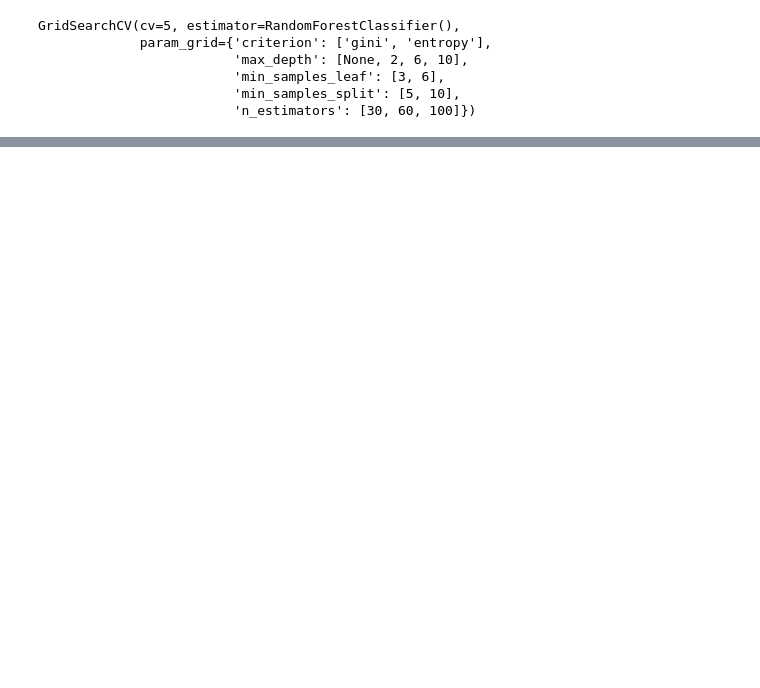
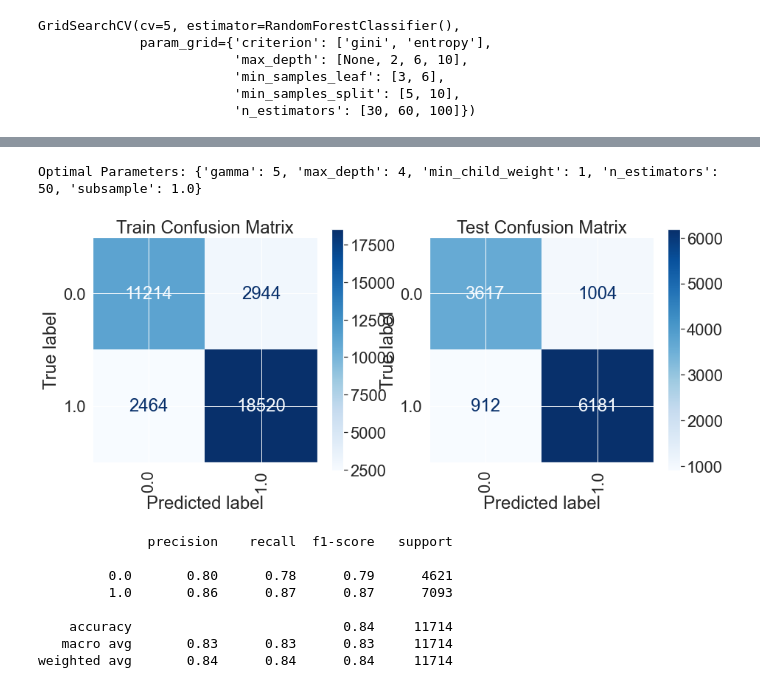
Before and after one commit to zelda4669/seattle-terry-stops, a Jupyter notebook: Models.ipynb, the cells around one changed output, grey strips where cells are left out. Drawn from its saved outputs; the diff is of its cells as text; code cells hidden in the pictures; blank space fills up the shorter version.

```diff
--- a/Models.ipynb
+++ b/Models.ipynb
@@ -170,0 +259,11 @@ f_import_2.nlargest(20).plot(kind='barh');
+# %%
+xgb_param_grid = {
+    'n_estimators': [10, 50, 100], #50
+    'max_depth': [3, 4, 5], #4
+    'gamma': [0, 1, 5], #5
+    'min_child_weight': [0, 1, 2], #1
+    'subsample': [0.5, 0.75, 1.0] #1
+}
+# %%
+xgb_gs_clf = GridSearchCV(XGBClassifier(use_label_encoder=False, n_jobs=-1, eval_metric='mlogloss'), xgb_param_grid, cv=5)
+xgb_gs_clf.fit(x2_train, y2_train)
@@ -170,0 +288,15 @@ f_import_2.nlargest(20).plot(kind='barh');
+# %%
+print(f"Optimal Parameters: {xgb_gs_clf.best_params_}")
+
+metrics(xgb_gs_clf.best_estimator_, x2_train, y2_train, x2_test, y2_test)
+# %% [output]
+Optimal Parameters: {'gamma': 5, 'max_depth': 4, 'min_child_weight': 1, 'n_estimators': 50, 'subsample': 1.0}
+[figure, added]
+              precision    recall  f1-score   support
+
+         0.0       0.80      0.78      0.79      4621
+         1.0       0.86      0.87      0.87      7093
+
+    accuracy                           0.84     11714
+   macro avg       0.83      0.83      0.83     11714
+weighted avg       0.84      0.84      0.84     11714
```
Also changed, not shown: parts of 25 cells of this notebook, 7 other files.
